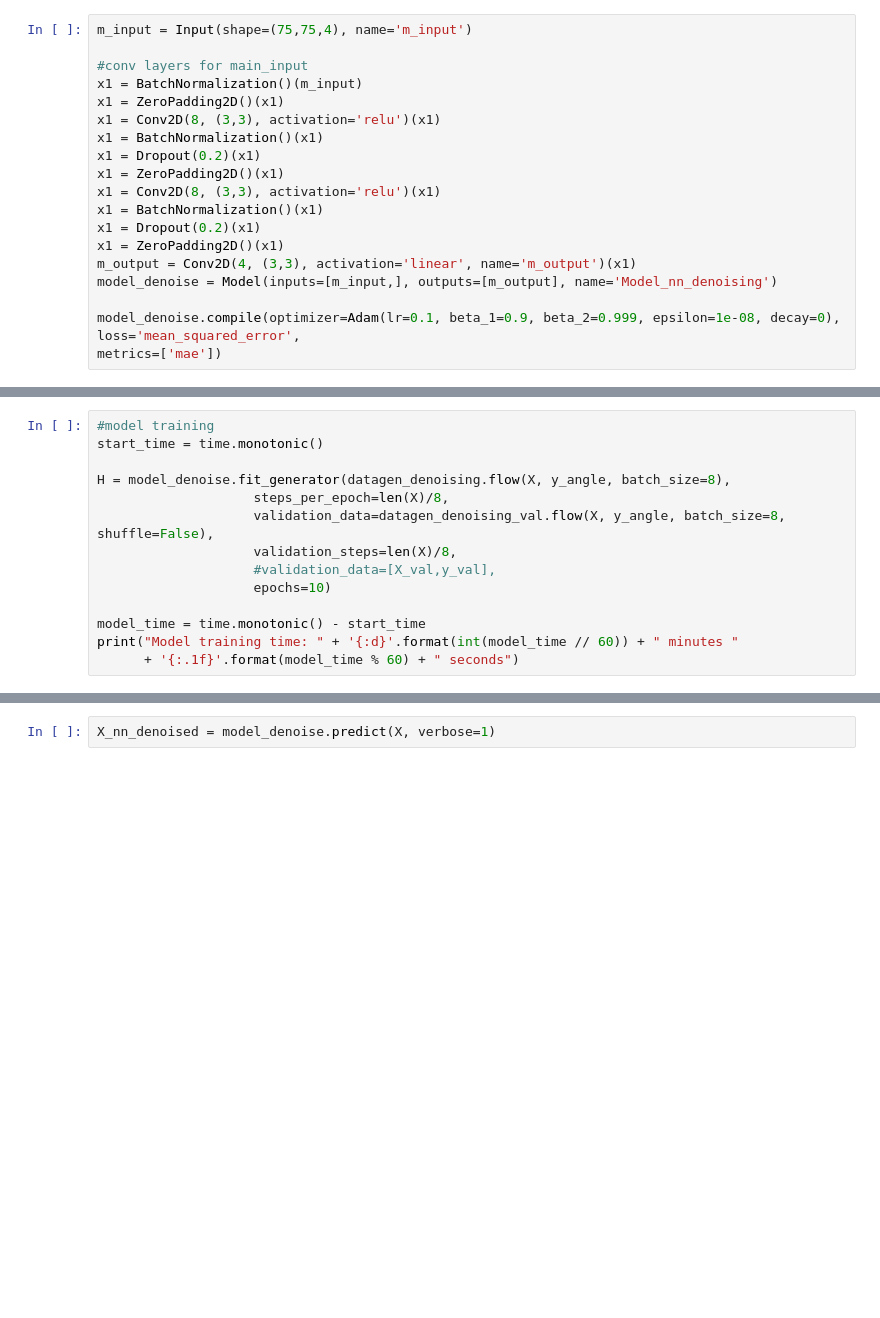
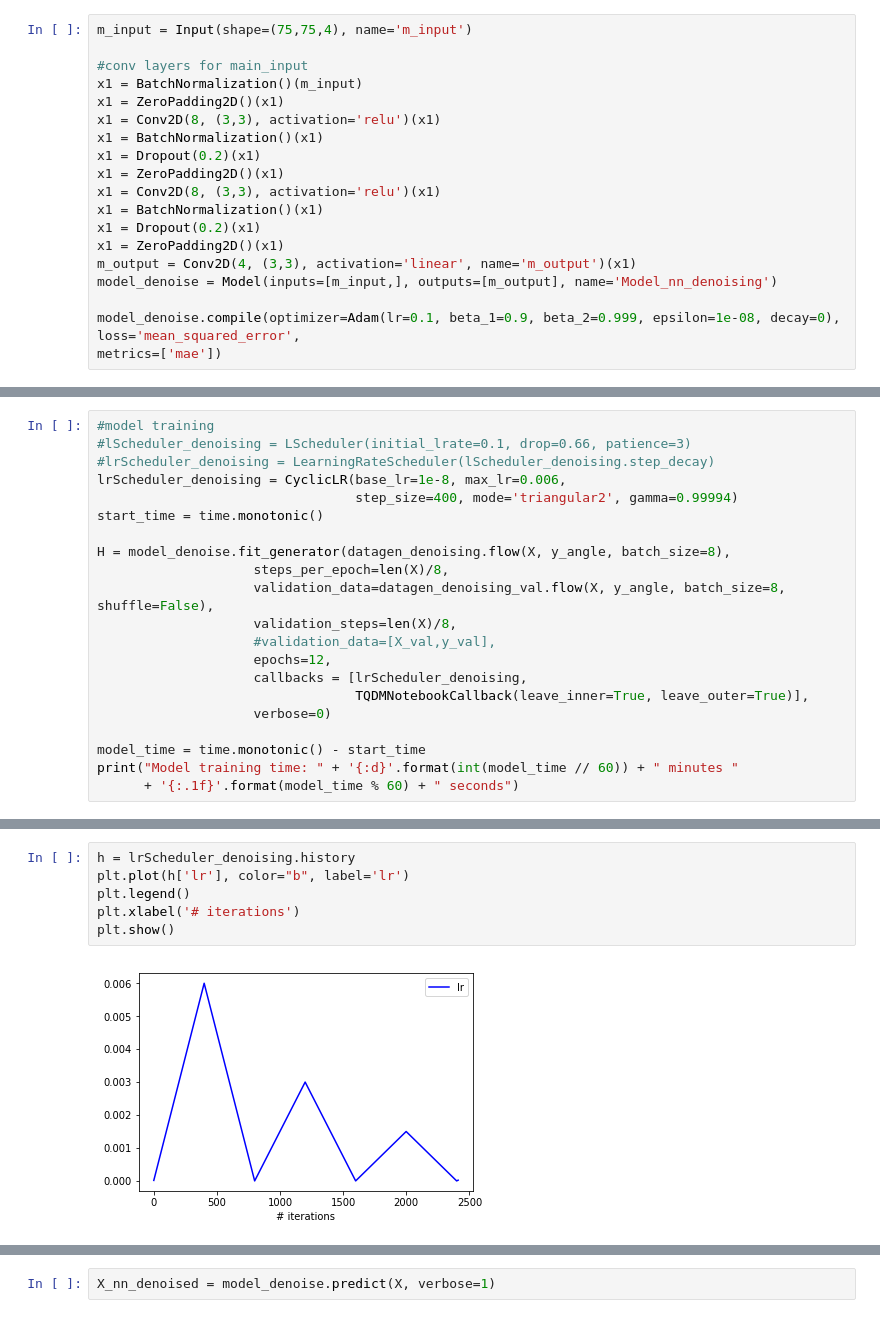
Before and after one commit to MarekKZielinski/Statoil-C-CORE-Iceberg-Classifier-Challenge, a Jupyter notebook: Iceberg-notebook.ipynb, the cells around one changed output, grey strips where cells are left out. Drawn from its saved outputs; the diff is of its cells as text; blank space fills up the shorter version.

```diff
--- a/Iceberg-notebook.ipynb
+++ b/Iceberg-notebook.ipynb
@@ -322,5 +371,9 @@ metrics=['mae'])
 # %%
 #model training
+#lScheduler_denoising = LScheduler(initial_lrate=0.1, drop=0.66, patience=3)
+#lrScheduler_denoising = LearningRateScheduler(lScheduler_denoising.step_decay)
+lrScheduler_denoising = CyclicLR(base_lr=1e-8, max_lr=0.006,
+                                 step_size=400, mode='triangular2', gamma=0.99994)
 start_time = time.monotonic()
 
 H = model_denoise.fit_generator(datagen_denoising.flow(X, y_angle, batch_size=8),
@@ -328,7 +381,10 @@ H = model_denoise.fit_generator(datagen_denoising.flow(X, y_angle, batch_size=8)
                     validation_data=datagen_denoising_val.flow(X, y_angle, batch_size=8, shuffle=False),
                     validation_steps=len(X)/8,
                     #validation_data=[X_val,y_val],
-                    epochs=10)
+                    epochs=12,
+                    callbacks = [lrScheduler_denoising,
+                                 TQDMNotebookCallback(leave_inner=True, leave_outer=True)],
+                    verbose=0)
 
 model_time = time.monotonic() - start_time
 print("Model training time: " + '{:d}'.format(int(model_time // 60)) + " minutes "
@@ -353,0 +433,8 @@ Model training time: 0 minutes 51.4 seconds
+# %%
+h = lrScheduler_denoising.history
+plt.plot(h['lr'], color="b", label='lr')
+plt.legend()
+plt.xlabel('# iterations')
+plt.show()
+# %% [output]
+[figure, added]
```
Also changed, not shown: parts of 119 cells of this notebook, 3 other files.
